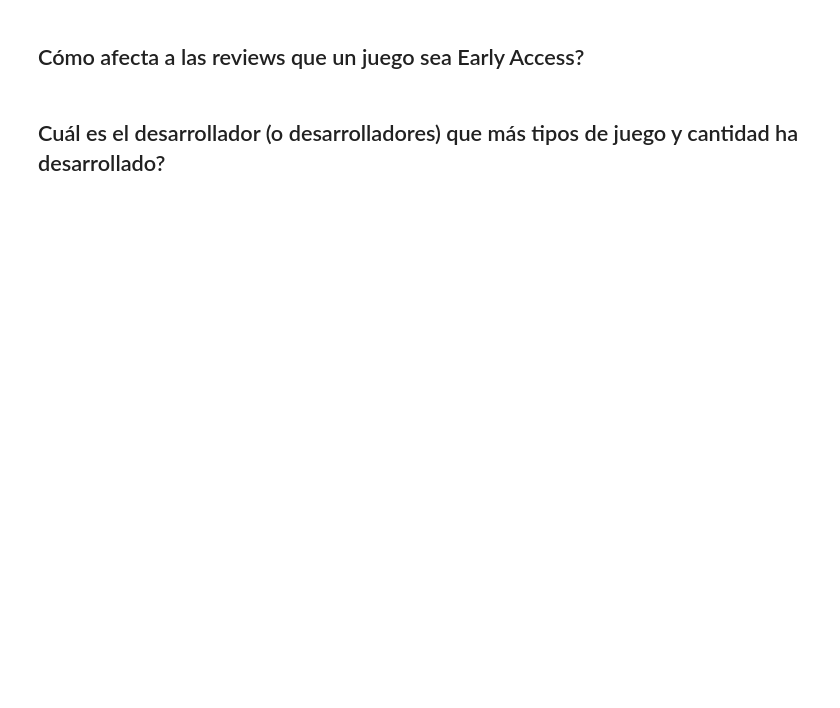
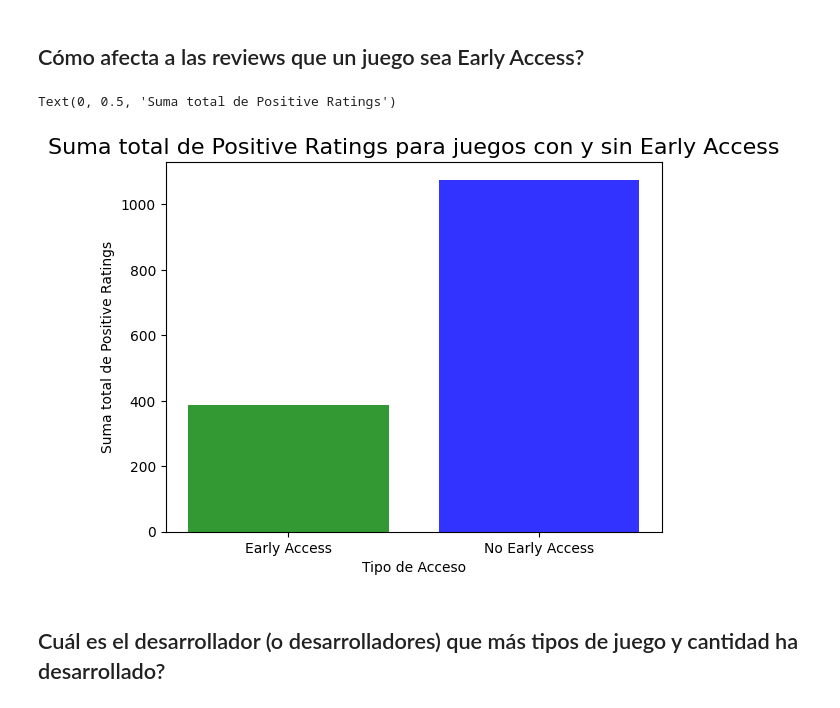
Before and after one commit to hugogaarciaa/steamData, a Jupyter notebook: ProyectofinalVideojuegos-220424-201817.ipynb, the cells around one changed output. Saved outputs shown, nothing was run; the diff lists cells and outputs as text; code cells hidden in the pictures; blank space fills up the shorter version.

```diff
--- a/ProyectofinalVideojuegos-220424-201817.ipynb
+++ b/ProyectofinalVideojuegos-220424-201817.ipynb
@@ -272,4 +287,18 @@ sales_by_developer.sort_values(ascending=False).max()
 # %% [markdown]
 ## Cómo afecta a las reviews que un juego sea Early Access?
+# %%
+positive_early_access = df.loc[df['early_access'] == True]['positive_ratings'].mean()
+positive_no_early_access = df.loc[df['early_access'] == False]['positive_ratings'].mean()
+# %%
+categories = ['Early Access', 'No Early Access']
+values = [positive_early_access, positive_no_early_access]
+
+plt.bar(categories, values, color=['green', 'blue'], alpha=0.8)
+plt.title('Suma total de Positive Ratings para juegos con y sin Early Access', fontsize=16)
+plt.xlabel('Tipo de Acceso')
+plt.ylabel('Suma total de Positive Ratings')
+# %% [output]
+Text(0, 0.5, 'Suma total de Positive Ratings')
+[figure, added]
 # %% [markdown]
 ## Cuál es el desarrollador (o desarrolladores) que más tipos de juego y cantidad ha desarrollado?
```
Also changed, not shown: parts of 11 cells of this notebook.
